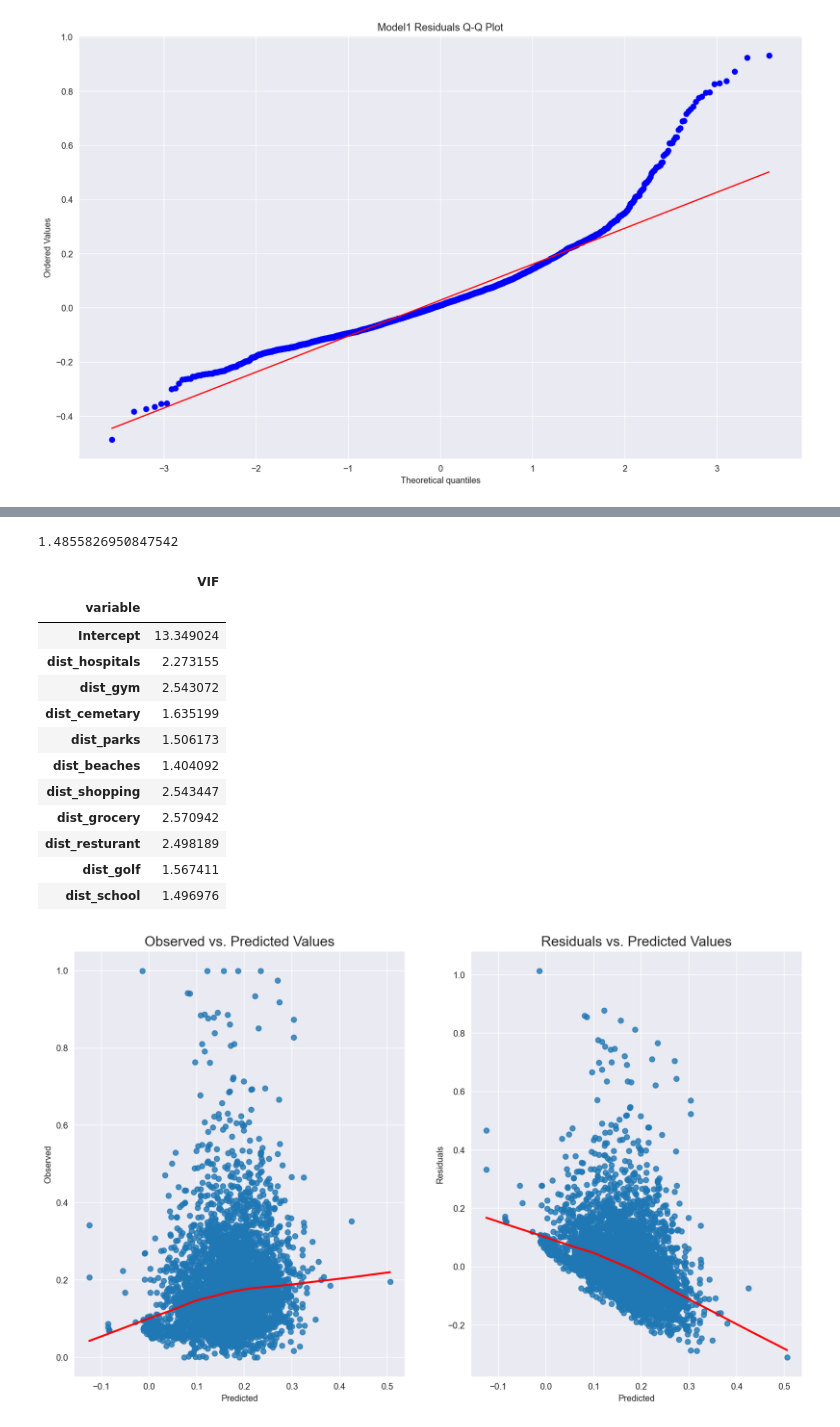
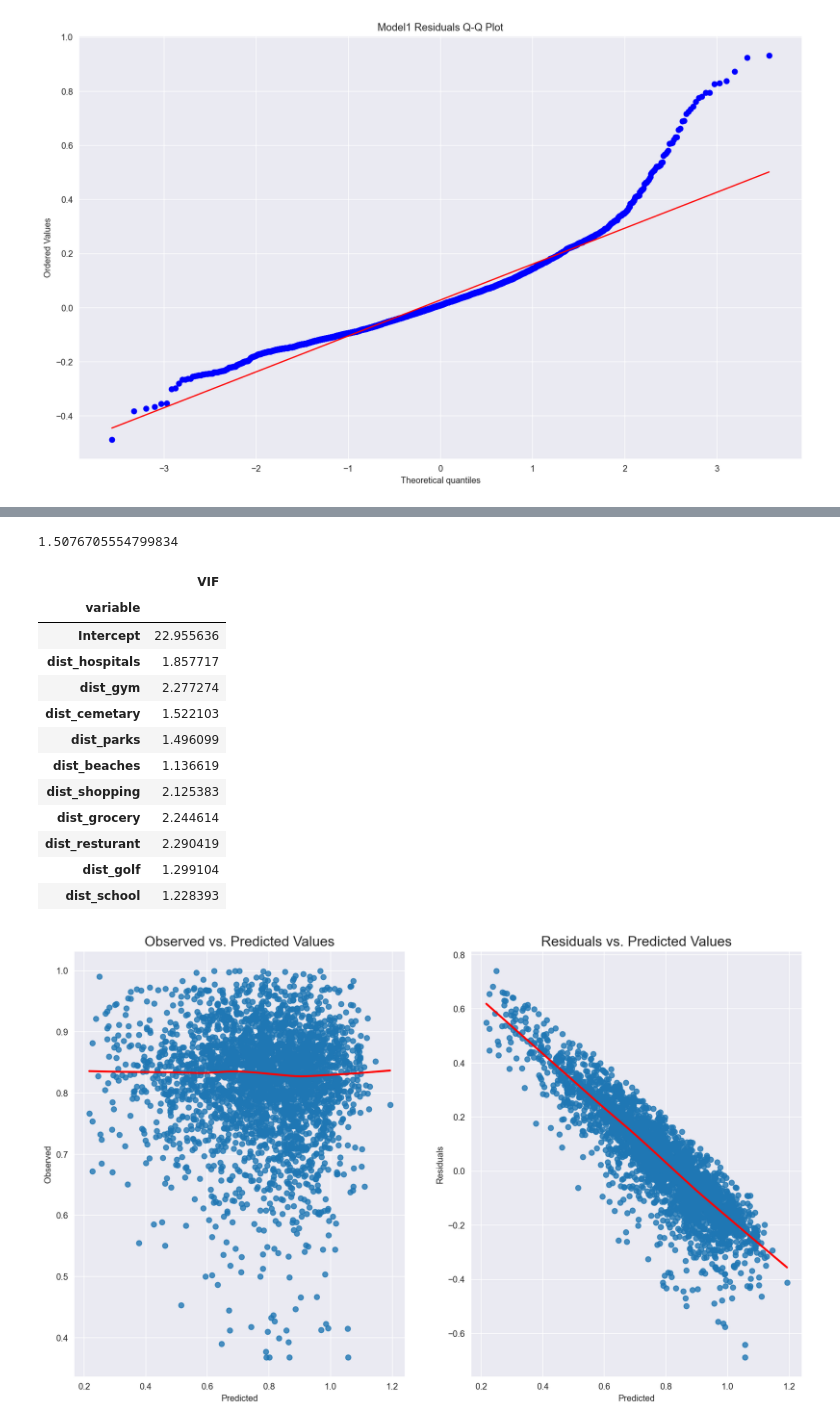
Before and after one commit to jefflee702/Analysis-of-the-Effects-of-Location-on-House-Pricing, a Jupyter notebook: code/analysis.ipynb, the cells around one changed output, grey strips where cells are left out. Drawn from its saved outputs; the diff is of its cells as text; code cells hidden in the pictures.

Commit message:
regression

```diff
--- a/code/analysis.ipynb
+++ b/code/analysis.ipynb
@@ -1,4 +7,5 @@
 # %%
+## Combining all METRO Data
 import pandas as pd
 import numpy as np
 import matplotlib.pyplot as plt
@@ -20,5 +27,12 @@ dcmetro_adj = dcmetro_adj.rename(columns={dcmetro_adj.columns[0]: "Norm" })
 dalmetro_adj = dalmetro_adj.rename(columns={dalmetro_adj.columns[0]: "Norm" })
 
 metro = pd.concat([lametro_adj,chimetro_adj,dcmetro_adj,dalmetro_adj])
+#metro.to_csv("metro.csv")
 
-lametro_adj
+nummetro = metro.drop(columns = ["City","Norm"])
+nummetro = nummetro.reset_index(drop=True)
+citymetro = metro[["City","Norm"]]
+citymetro = citymetro.reset_index(drop=True)
+nummetro = nummetro[(np.abs(stats.zscore(nummetro)) < 3).all(axis=1)]
+nummetro = nummetro.join(citymetro)
+nummetro = nummetro.drop(nummetro.index[nummetro['Norm'] <= 0])
@@ -210,10 +146,16 @@ Apply $log$ transformation to remedy unequal variance and nonormality
 # %%
+# DATA MANIPULATION
 import numpy as np
 nummetro = metro.drop(columns = ["City","Norm"])
-nummetro = np.log(nummetro)
+nummetro = np.exp(-nummetro)
+Q1 = nummetro.quantile(q=.25)
+Q3 = nummetro.quantile(q=.75)
+IQR = nummetro.apply(stats.iqr)
+nummetro = nummetro[~((nummetro < (Q1-1.5*IQR)) | (nummetro > (Q3+1.5*IQR))).any(axis=1)]
 nummetro = nummetro.reset_index(drop=True)
 citymetro = metro[["City","Norm"]]
+citymetro["Norm"] = np.exp(-citymetro["Norm"])
 citymetro = citymetro.reset_index(drop=True)
 
 nummetro = nummetro.join(citymetro)
-nummetro.to_csv("test.csv")
+#nummetro.to_csv("test.csv")
@@ -269,72 +194,48 @@ Notes:
 [1] R² is computed without centering (uncentered) since the model does not contain a constant.
 [2] Standard Errors assume that the covariance matrix of the errors is correctly specified.
 # %%
+# Unequal Variances: Durbin-Watson Test
 import statsmodels.stats.api
 statsmodels.stats.stattools.durbin_watson(resulta.resid)
 # %% [output]
-1.4855826950847542
+1.5076705554799834
 # %%
+# Multicollinearity: VIF
 from patsy import dmatrices
 from statsmodels.stats.outliers_influence import variance_inflation_factor
 
-#find design matrix for linear regression model using 'rating' as response variable
 y, X = dmatrices('Norm ~ dist_hospitals+dist_gym+dist_cemetary+dist_parks+dist_beaches+dist_shopping+dist_grocery+dist_resturant+dist_golf+dist_school', data=nummetro, return_type='dataframe')
-
-#calculate VIF for each explanatory variable
 vif = pd.DataFrame()
 vif['VIF'] = [variance_inflation_factor(X.values, i) for i in range(X.shape[1])]
 vif['variable'] = X.columns
-
-#view VIF for each explanatory variable
 vif = vif.set_index("variable")
 vif
 vif.style.applymap(lambda x: 'background-color : purple' if x>5 else '')
 # %% [output]
 |  | VIF |
 | variable |  |
-| Intercept | 13.349024 |
-| dist_hospitals | 2.273155 |
-| dist_gym | 2.543072 |
-| dist_cemetary | 1.635199 |
-| dist_parks | 1.506173 |
-| dist_beaches | 1.404092 |
-| dist_shopping | 2.543447 |
-| dist_grocery | 2.570942 |
-| dist_resturant | 2.498189 |
-| dist_golf | 1.567411 |
-| dist_school | 1.496976 |
+| Intercept | 22.955636 |
+| dist_hospitals | 1.857717 |
+| dist_gym | 2.277274 |
+| dist_cemetary | 1.522103 |
+| dist_parks | 1.496099 |
+| dist_beaches | 1.136619 |
+| dist_shopping | 2.125383 |
+| dist_grocery | 2.244614 |
+| dist_resturant | 2.290419 |
+| dist_golf | 1.299104 |
+| dist_school | 1.228393 |
 # %%
+# Residual Plots
 %matplotlib inline
 %config InlineBackend.figure_format ='retina'
 import seaborn as sns
 import matplotlib.pyplot as plt
 import statsmodels.stats.api as sms
 sns.set_style('darkgrid')
 sns.mpl.rcParams['figure.figsize'] = (15.0, 9.0)
 
-def linearity_test(model, y):
-    '''
-    Function for visually inspecting the assumption of linearity in a linear regression model.
-    It plots observed vs. predicted values and residuals vs. predicted values.
-
-    Args:
-    * model - fitted OLS model from statsmodels
-    * y - observed values
-    '''
-    fitted_vals = model.predict()
-    resids = model.resid
-
-    fig, ax = plt.subplots(1,2)
-
-    sns.regplot(x=fitted_vals, y=y, lowess=True, ax=ax[0], line_kws={'color': 'red'})
-    ax[0].set_title('Observed vs. Predicted Values', fontsize=16)
-    ax[0].set(xlabel='Predicted', ylabel='Observed')
-
-    sns.regplot(x=fitted_vals, y=resids, lowess=True, ax=ax[1], line_kws={'color': 'red'})
-    ax[1].set_title('Residuals vs. Predicted Values', fontsize=16)
-    ax[1].set(xlabel='Predicted', ylabel='Residuals')
-
 linearity_test(resulta, y=nummetro[["Norm"]])
 # %% [output]
-[figure, old version]
+[figure, new version]
 # %%
```
Also changed, not shown: parts of 36 cells of this notebook, 3 other files.
